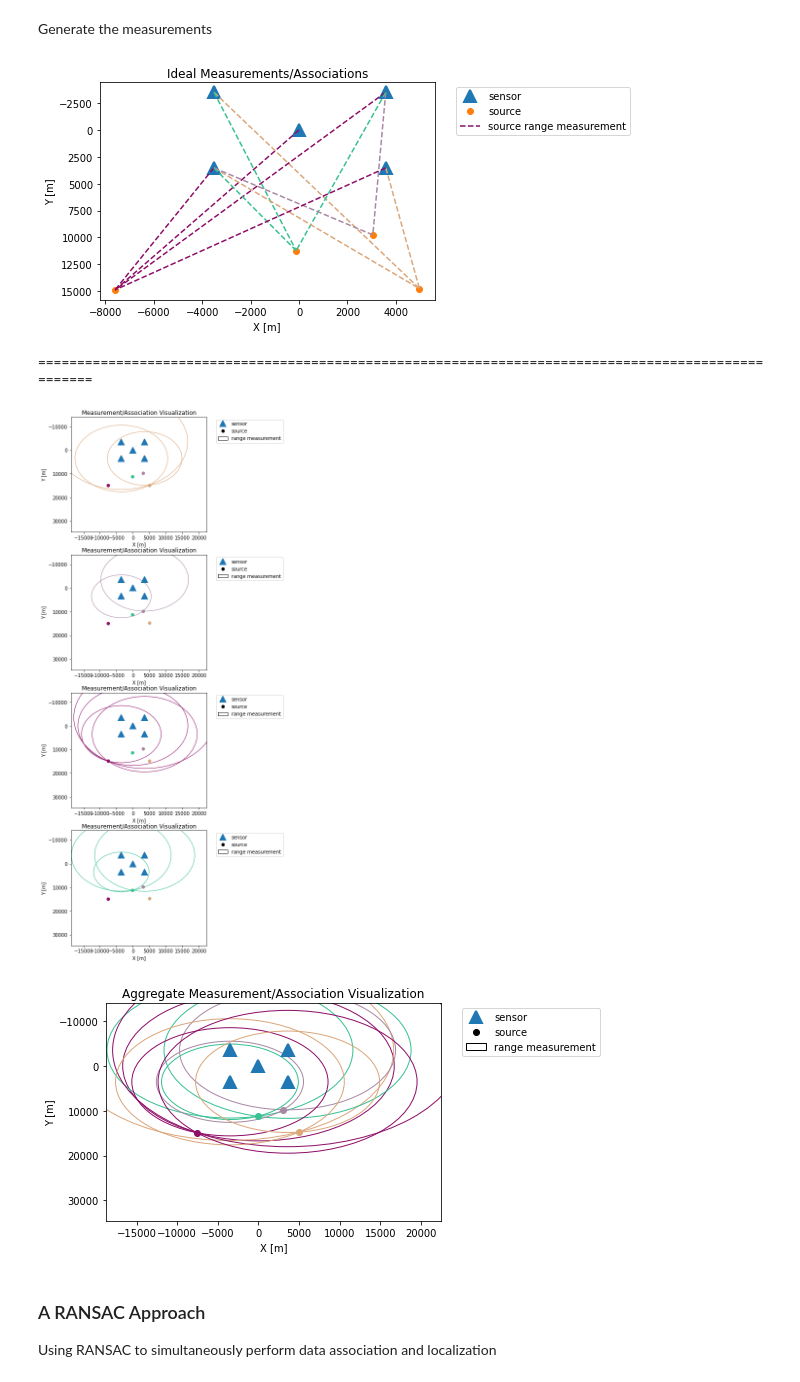
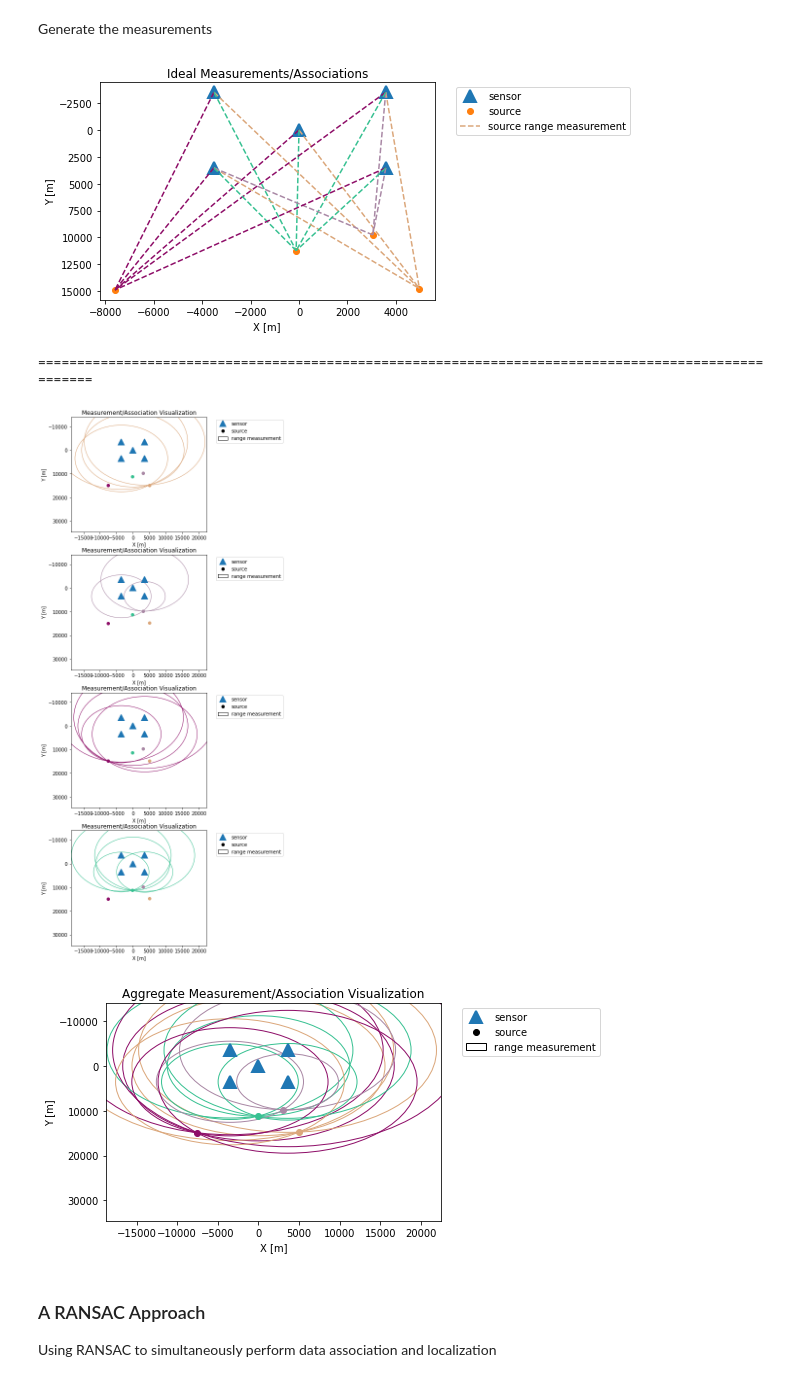
Before and after one commit to whoi-mars/Whale-Gunshot-Localization, a Jupyter notebook: associate_and_localize/algorithm_sandbox.ipynb, the cells around one changed output. Drawn from its saved outputs; the diff is of its cells as text; code cells hidden in the pictures.

```diff
--- a/associate_and_localize/algorithm_sandbox.ipynb
+++ b/associate_and_localize/algorithm_sandbox.ipynb
@@ -182,17 +238,17 @@ def visualize_measurements(measurements, TOSSIT_associations, source_association
 Generate the measurements
 # %%
 # generate measurements and associations
-measurements, source_associations, TOSSIT_associations, source_locs = generate_measurements(num_sources=5, var=0, num_delete=3)
+measurements, source_associations, TOSSIT_associations, source_locs = generate_measurements(num_sources=5, var=0, num_delete=1)
 
 # visualize results
 visualize_collection(measurements, TOSSIT_associations, source_associations, source_locs)
 print(100*"=")
 visualize_measurements(measurements, TOSSIT_associations, source_associations, source_locs)
 # %% [output]
-[figure, old version]
+[figure, new version]
 ====================================================================================================
-[figure, old version]
+[figure, new version]
-[figure, old version]
+[figure, new version]
 # %% [markdown]
 ### A RANSAC Approach
 Using RANSAC to simultaneously perform data association and localization
```
Also changed, not shown: parts of 11 cells of this notebook, 1 other file.
